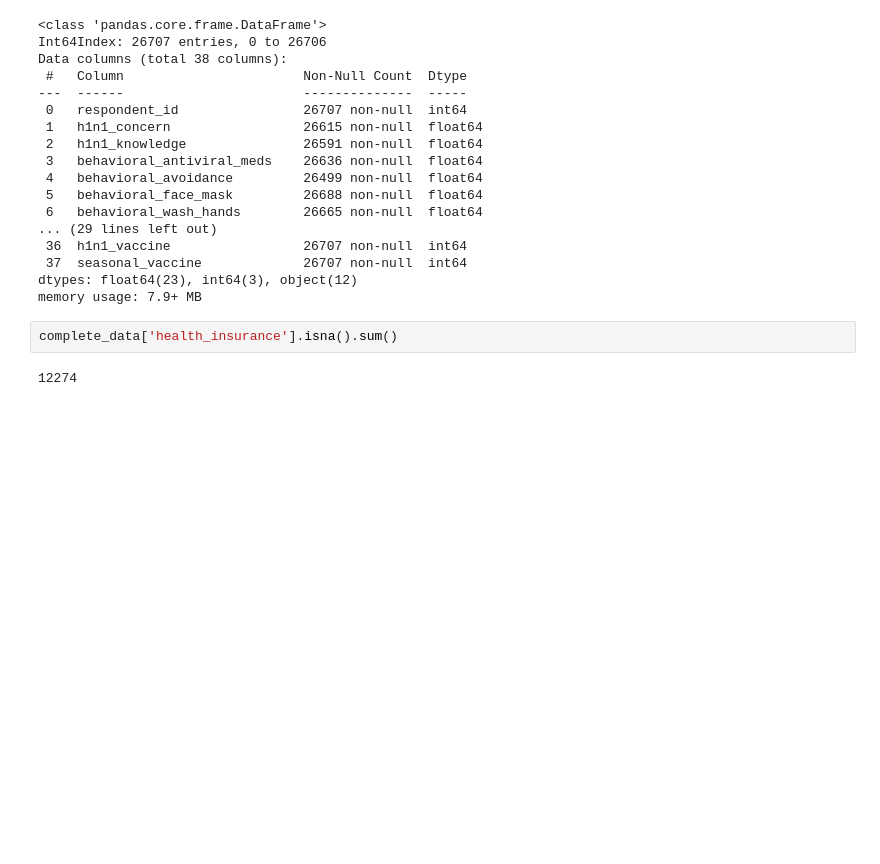
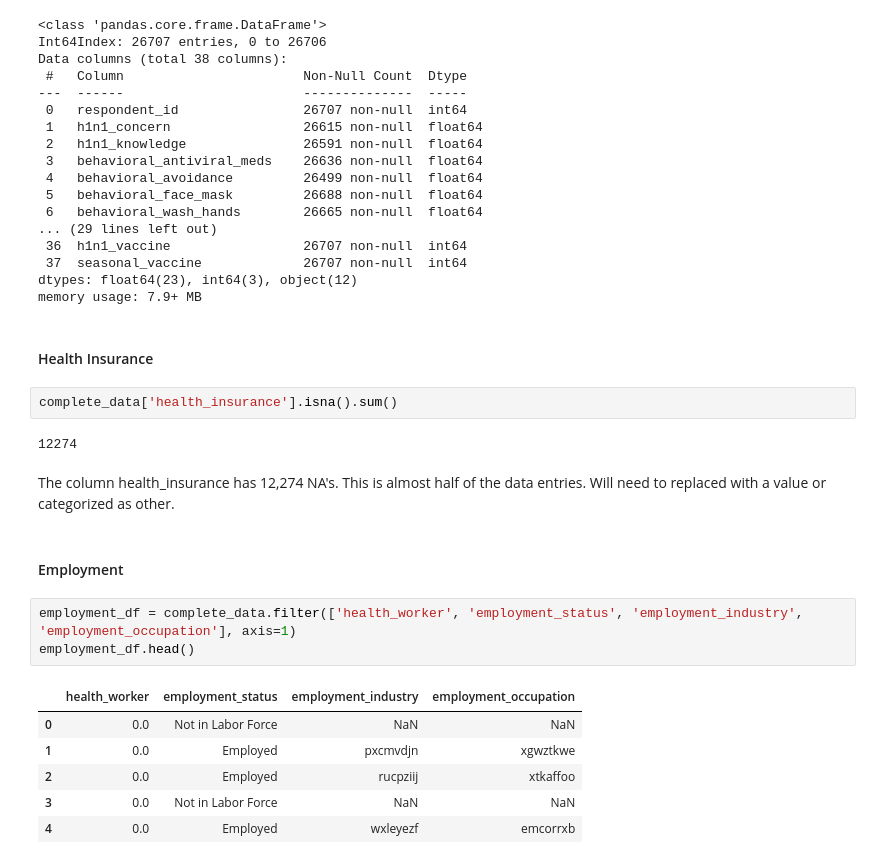
Before and after one commit to ZachRauch/Flu-Shot-Learning, a Jupyter notebook: Workspace/Untitled.ipynb, the cells around one changed output. Saved outputs shown, nothing was run; the diff lists cells and outputs as text; blank space fills up the shorter version.

Commit message:
A little data exploration, ReadMe Outlined

```diff
--- a/Workspace/Untitled.ipynb
+++ b/Workspace/Untitled.ipynb
@@ -108,7 +111,23 @@ Data columns (total 38 columns):
  37  seasonal_vaccine             26707 non-null  int64
 dtypes: float64(23), int64(3), object(12)
 memory usage: 7.9+ MB
+# %% [markdown]
+#### Health Insurance
 # %%
 complete_data['health_insurance'].isna().sum()
 # %% [output]
 12274
+# %% [markdown]
+The column health_insurance has 12,274 NA's. This is almost half of the data entries. Will need to replaced with a value or categorized as other.
+# %% [markdown]
+#### Employment
+# %%
+employment_df = complete_data.filter(['health_worker', 'employment_status', 'employment_industry', 'employment_occupation'], axis=1)
+employment_df.head()
+# %% [output]
+|  | health_worker | employment_status | employment_industry | employment_occupation |
+| 0 | 0.0 | Not in Labor Force | NaN | NaN |
+| 1 | 0.0 | Employed | pxcmvdjn | xgwztkwe |
+| 2 | 0.0 | Employed | rucpziij | xtkaffoo |
+| 3 | 0.0 | Not in Labor Force | NaN | NaN |
+| 4 | 0.0 | Employed | wxleyezf | emcorrxb |
```
Also changed, not shown: parts of 7 cells of this notebook.
